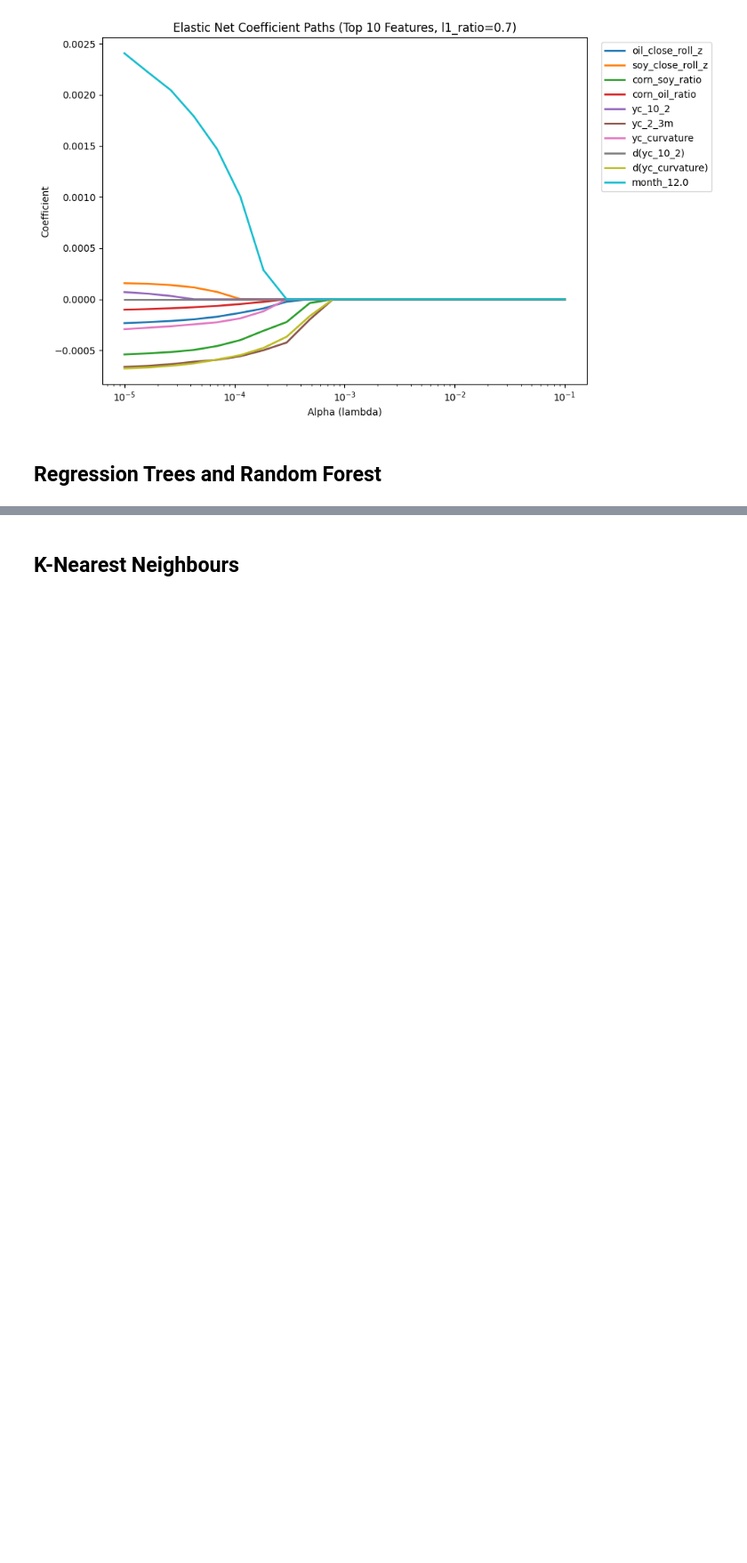
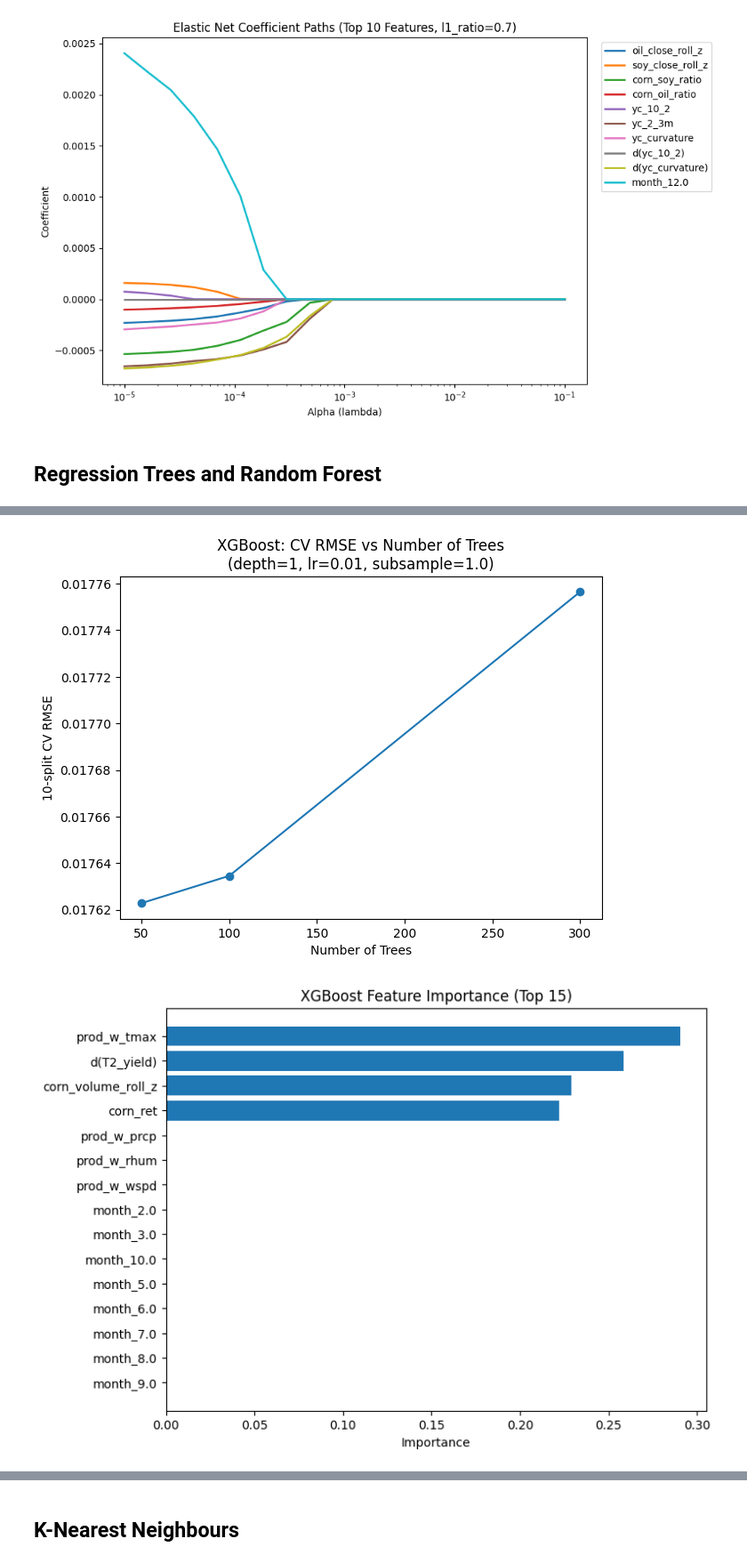
Before and after one commit to aryasalian/ECON-573-Research-Project, a Jupyter notebook: arya_copy_model.ipynb, the cells around one changed output, grey strips where cells are left out. Shown at 89% size. Drawn from its saved outputs; the diff is of its cells as text; code cells hidden in the pictures; blank space fills up the shorter version.

```diff
--- a/arya_copy_model.ipynb
+++ b/arya_copy_model.ipynb
@@ -618,0 +684,41 @@ plt.show()
+# %%
+plot_xgb = xgb_df[
+    (xgb_df["max_depth"] == best_xgb_row["max_depth"]) &
+    (xgb_df["learning_rate"] == best_xgb_row["learning_rate"]) &
+    (xgb_df["subsample"] == best_xgb_row["subsample"])
+].sort_values("n_estimators")
+
+best_xgb.fit(X_train, y_train)
+prep = best_xgb.named_steps["prep"]
+xgb_model = best_xgb.named_steps["model"]
+feature_names_num = numeric_cols
+feature_names_cat = prep.named_transformers_["cat"] \
+    .named_steps["onehot"] \
+    .get_feature_names_out(categorical_cols)
+feature_names = list(feature_names_num) + list(feature_names_cat)
+xgb_importance = pd.DataFrame({
+    "feature": feature_names,
+    "importance": xgb_model.feature_importances_
+}).sort_values("importance", ascending=False)
+
+plt.figure(figsize=(7,5))
+plt.plot(plot_xgb["n_estimators"], plot_xgb["cv_rmse"], marker="o")
+plt.xlabel("Number of Trees")
+plt.ylabel("10-split CV RMSE")
+plt.title(
+    f"XGBoost: CV RMSE vs Number of Trees\n"
+    f"(depth={int(best_xgb_row['max_depth'])}, "
+    f"lr={best_xgb_row['learning_rate']}, "
+    f"subsample={best_xgb_row['subsample']})"
+)
+
+top_xgb = xgb_importance.head(15).sort_values("importance")
+
+plt.figure(figsize=(8,6))
+plt.barh(top_xgb["feature"], top_xgb["importance"])
+plt.xlabel("Importance")
+plt.title("XGBoost Feature Importance (Top 15)")
+plt.show()
+# %% [output]
+[figure, added]
+[figure, added]
```
Also changed, not shown: parts of 18 cells of this notebook.
